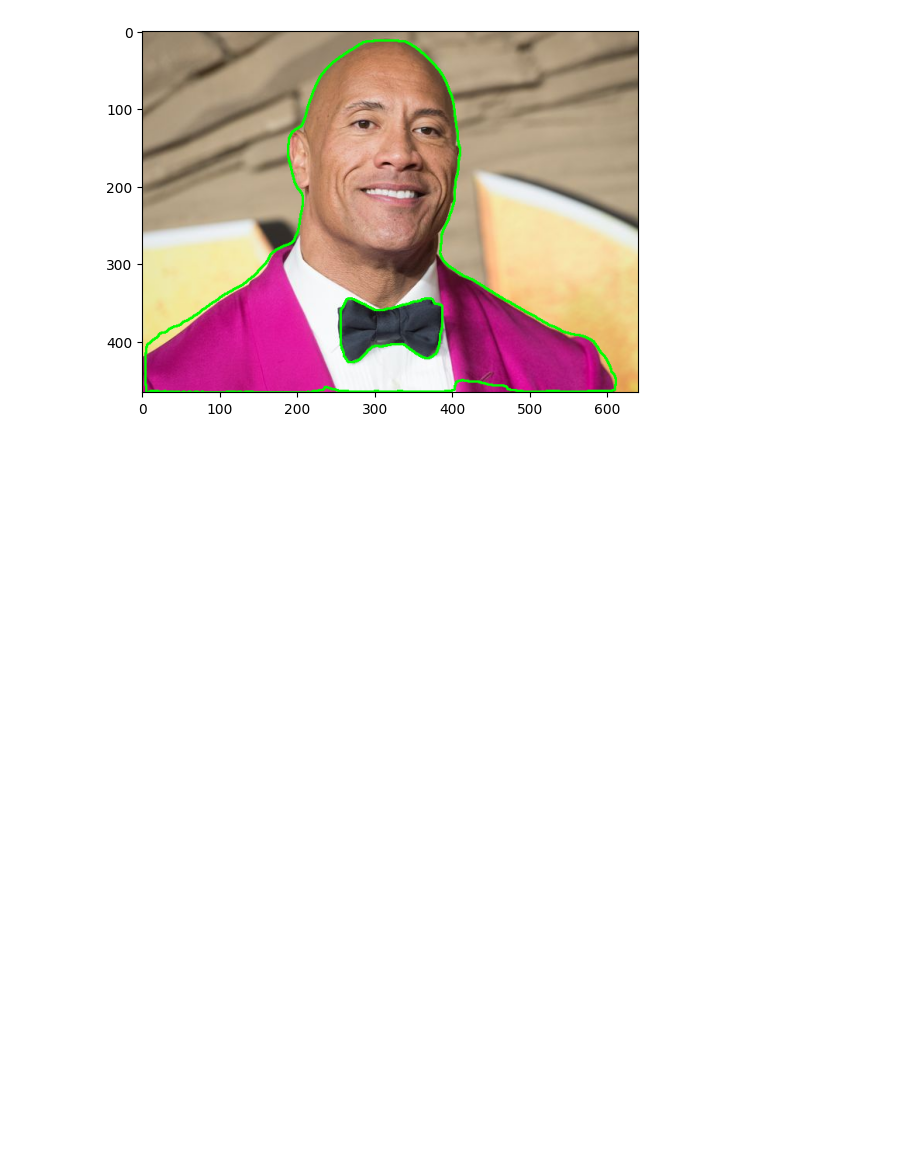
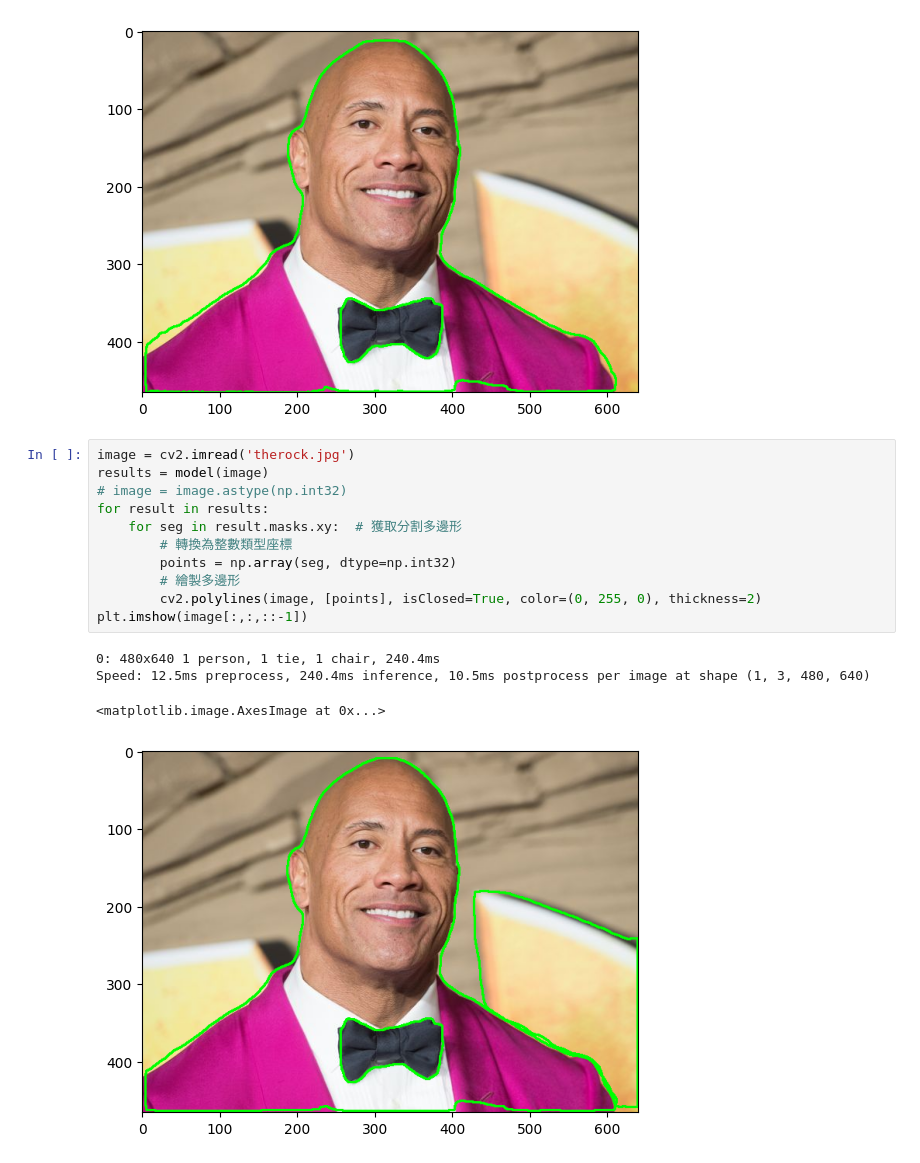
Before and after one commit to vcdemy/20240530, a Jupyter notebook: 20240530筆記.ipynb, the cells around one changed output. Saved outputs shown, nothing was run; the diff lists cells and outputs as text; blank space fills up the shorter version.

```diff
--- a/20240530筆記.ipynb
+++ b/20240530筆記.ipynb
@@ -106,3 +106,19 @@ plt.imshow(image)
 Speed: 14.5ms preprocess, 279.4ms inference, 8.5ms postprocess per image at shape (1, 3, 480, 640)
 <matplotlib.image.AxesImage at 0x...>
 [figure]
+# %%
+image = cv2.imread('therock.jpg')
+results = model(image)
+# image = image.astype(np.int32)
+for result in results:
+    for seg in result.masks.xy:  # 獲取分割多邊形
+        # 轉換為整數類型座標
+        points = np.array(seg, dtype=np.int32)
+        # 繪製多邊形
+        cv2.polylines(image, [points], isClosed=True, color=(0, 255, 0), thickness=2)
+plt.imshow(image[:,:,::-1])
+# %% [output]
+0: 480x640 1 person, 1 tie, 1 chair, 240.4ms
+Speed: 12.5ms preprocess, 240.4ms inference, 10.5ms postprocess per image at shape (1, 3, 480, 640)
+<matplotlib.image.AxesImage at 0x...>
+[figure, added]
```
Also changed, not shown: parts of 2 cells of this notebook.
